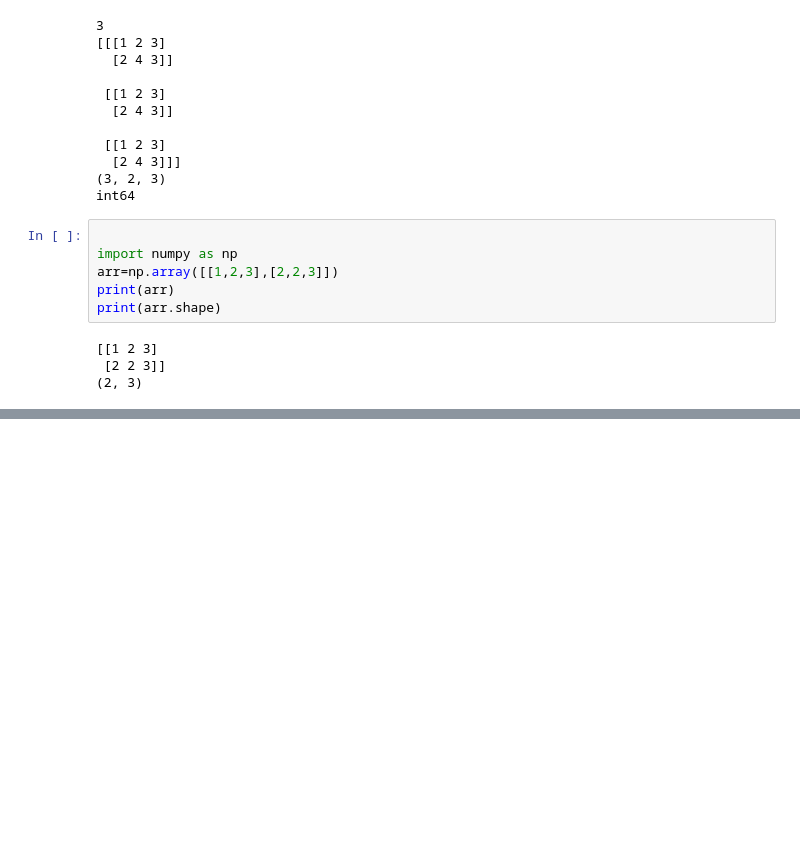
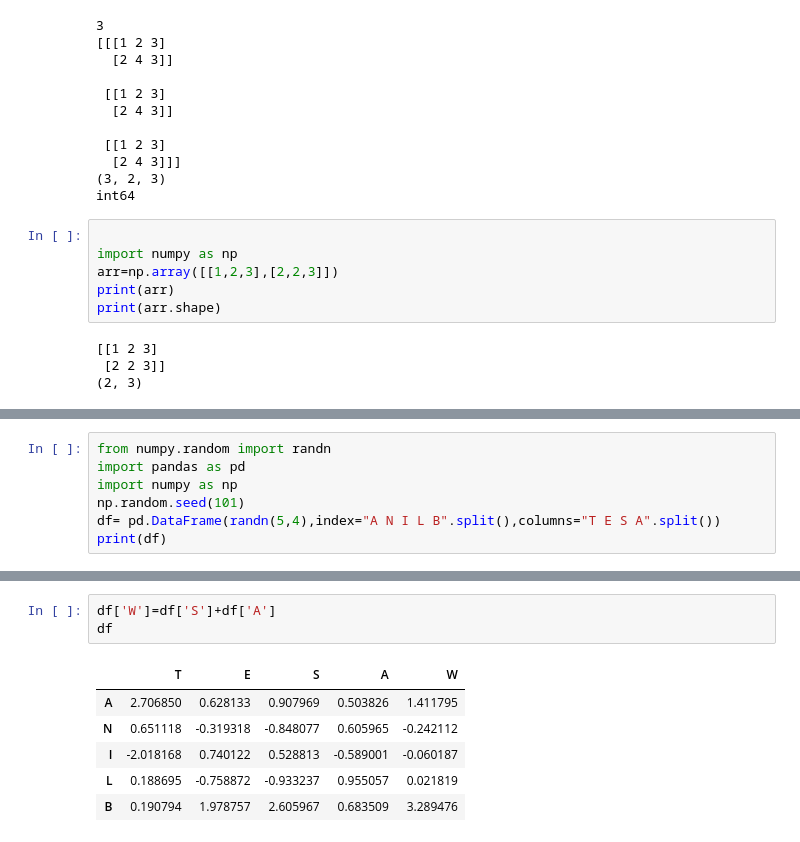
Before and after one commit to AnilBagaji/MachineLearning, a Jupyter notebook: Day5.ipynb, the cells around one changed output, grey strips where cells are left out. Cells and saved outputs as stored; diff of their text form; blank space fills up the shorter version.

```diff
--- a/Day5.ipynb
+++ b/Day5.ipynb
@@ -65,0 +93,7 @@ print(arr.shape)
+# %%
+from numpy.random import randn
+import pandas as pd
+import numpy as np
+np.random.seed(101)
+df= pd.DataFrame(randn(5,4),index="A N I L B".split(),columns="T E S A".split())
+print(df)
@@ -65,0 +126,10 @@ print(arr.shape)
+# %%
+df['W']=df['S']+df['A']
+df
+# %% [output]
+|  | T | E | S | A | W |
+| A | 2.706850 | 0.628133 | 0.907969 | 0.503826 | 1.411795 |
+| N | 0.651118 | -0.319318 | -0.848077 | 0.605965 | -0.242112 |
+| I | -2.018168 | 0.740122 | 0.528813 | -0.589001 | -0.060187 |
+| L | 0.188695 | -0.758872 | -0.933237 | 0.955057 | 0.021819 |
+| B | 0.190794 | 1.978757 | 2.605967 | 0.683509 | 3.289476 |
```
Also changed, not shown: parts of 23 cells of this notebook.
